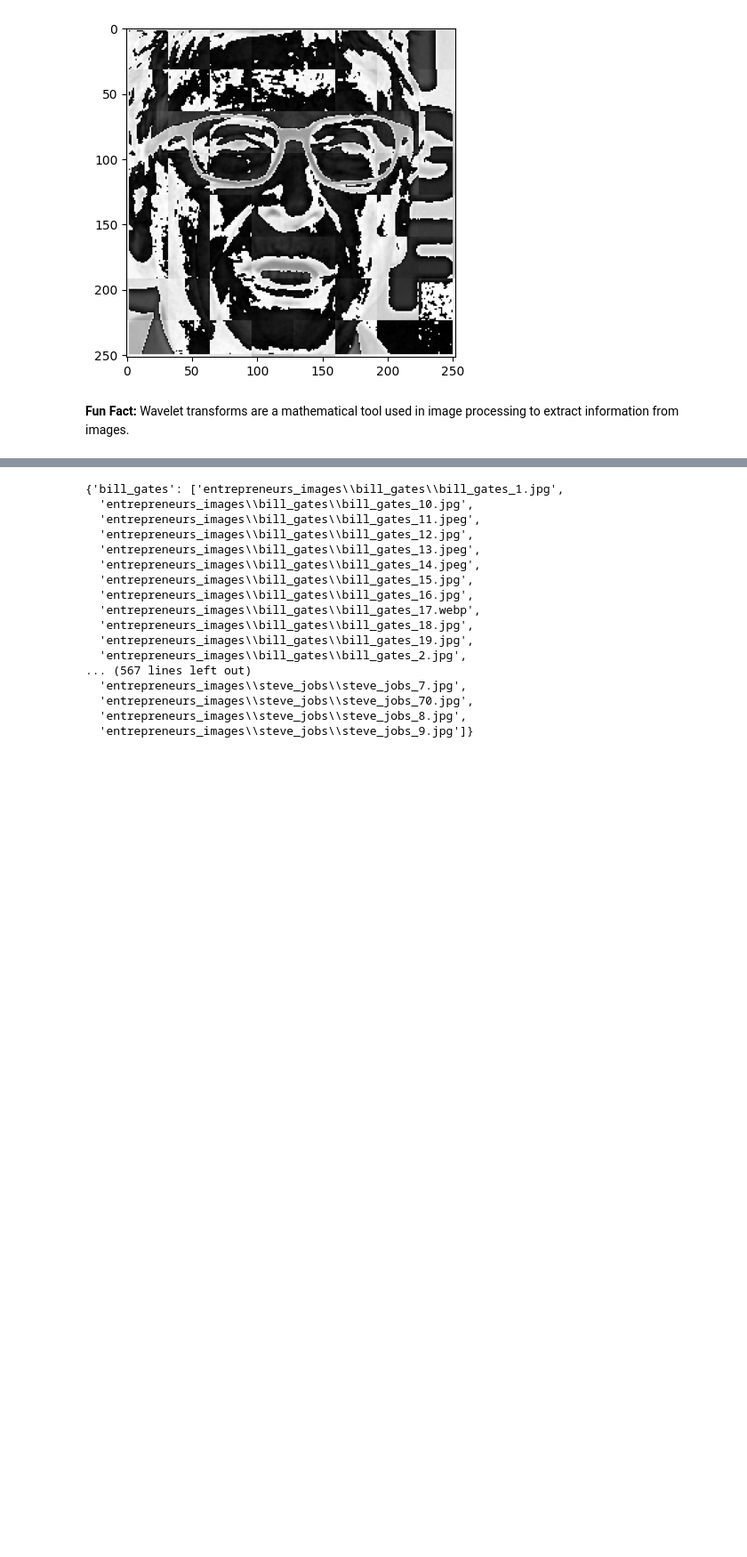
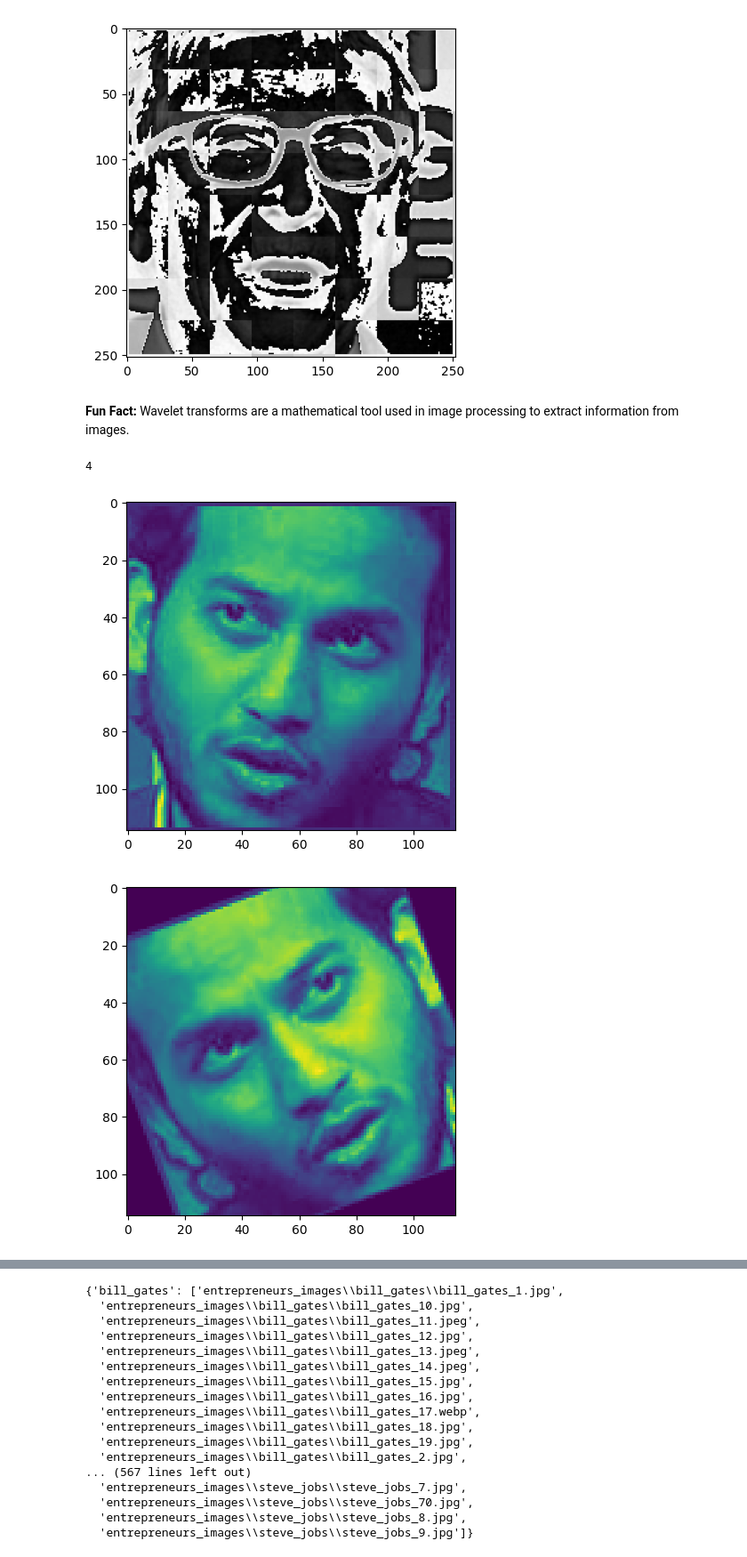
Before and after one commit to ali-bin-kashif/entrepreneur-image-classification, a Jupyter notebook: eda_ml_notebook.ipynb, the cells around one changed output, grey strips where cells are left out. Shown at 89% size. Saved outputs shown, nothing was run; the diff lists cells and outputs as text; code cells hidden in the pictures; blank space fills up the shorter version.

```diff
--- a/eda_ml_notebook.ipynb
+++ b/eda_ml_notebook.ipynb
@@ -268,3 +268,44 @@ plt.imshow(im_har, cmap='gray')
 [figure]
 # %% [markdown]
 **Fun Fact:** Wavelet transforms are a mathematical tool used in image processing to extract information from images.
+# %%
+def augment_image(image):
+    augmented_images = []
+
+    # Flip horizontally
+    flipped_image = cv2.flip(image, 1)
+    augmented_images.append(flipped_image)
+
+    # Rotate the image
+    rows, cols = image.shape[:2]
+    M_rotate = cv2.getRotationMatrix2D((cols / 2, rows / 2), 20, 1)  # Rotate by 20 degrees
+    rotated_image = cv2.warpAffine(image, M_rotate, (cols, rows))
+    augmented_images.append(rotated_image)
+
+    # Scale the image
+    scaled_image = cv2.resize(image, None, fx=1.2, fy=1.2, interpolation=cv2.INTER_LINEAR)
+    augmented_images.append(scaled_image)
+
+    # Add some random noise
+    noise = np.random.randint(0, 50, (image.shape), dtype='uint8')
+    noisy_image = cv2.add(image, noise)
+    augmented_images.append(noisy_image)
+
+    return augmented_images
+# %%
+# Read the image
+image = cv2.imread('cropped_images\\ritesh_agarwal\\ritesh_agarwal_40_1.jpg',0)  # Load image in grayscale
+
+# Apply augmentations
+augmented_images = augment_image(image)
+
+len(augmented_images)
+# %% [output]
+4
+# %%
+for image in augmented_images:
+    plt.imshow(image)
+    plt.show()
+# %% [output]
+[figure, added]
+[figure, added]
```
Also changed, not shown: parts of 20 cells of this notebook.
